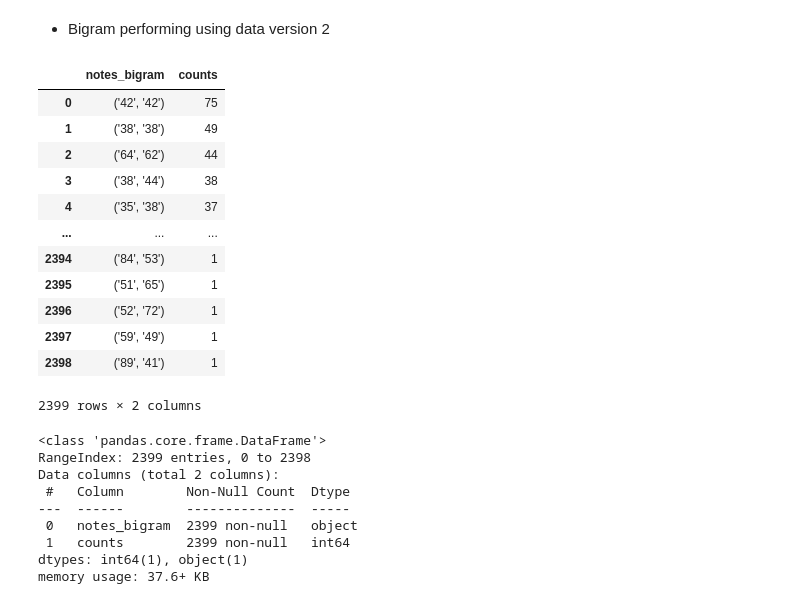
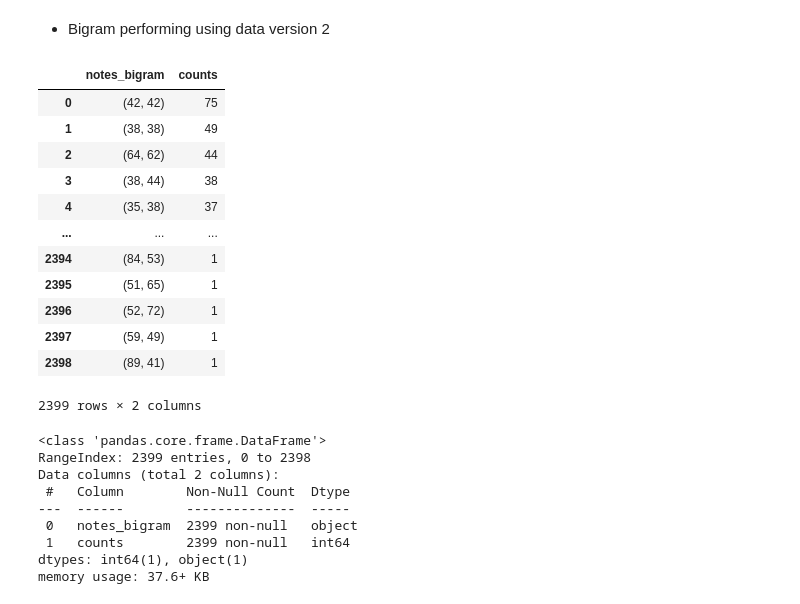
Before and after one commit to HikariJadeEmpire/NLP_TextAnalytics, a Jupyter notebook: MIDI_to_text/Midi_to_text.ipynb, the cells around one changed output. Saved outputs shown, nothing was run; the diff lists cells and outputs as text; code cells hidden in the pictures.

Commit message:
update filter
add probability columns to bigram_df and update filter code

```diff
--- a/MIDI_to_text/Midi_to_text.ipynb
+++ b/MIDI_to_text/Midi_to_text.ipynb
@@ -206,0 +209,23 @@ for grams in NGRAMS:
+# %%
+# from nltk.util import ngrams
+
+sText = ''
+for note in df['note_by_time']:
+    sText += ' '+str(note)
+
+# Create Unigram
+
+u_df = [ u for u in ngrams( sequence = nltk.word_tokenize(sText), n = 1 ) ]
+
+uni_df = { 'notes_unigram':[], 'counts':[] }
+for cnt in u_df:
+    counts = u_df.count(cnt)
+    if cnt not in uni_df['notes_unigram']:
+        uni_df['notes_unigram'].append(cnt)
+        uni_df['counts'].append(counts)
+
+uni_df = pd.DataFrame.from_dict( uni_df )
+uni_df = uni_df.sort_values( by = 'counts', ascending = False ).reset_index( drop=True )
+# uni_df['notes_unigram'] = uni_df['notes_unigram'].astype(str)
+
+uni_df
@@ -207,44 +246,35 @@ for grams in NGRAMS:
 # %% [markdown]
 - Bigram performing using data version 2
 # %%
-from collections import Counter
-# from nltk.util import ngrams
-
-sText = ''
-for names,note in zip(df['name'],df['note_by_time']):
-    sText += note
-
 # Bigram to Dataframe
 
-b_df = []
-for i in ngrams( sequence = nltk.word_tokenize(sText), n = 2 ) :
-    b_df.append(i)
+b_df = [ i for i in ngrams( sequence = nltk.word_tokenize(sText), n = 2 ) ]
 
 bigram_df = { 'notes_bigram':[], 'counts':[] }
 for cnt in b_df:
     counts = b_df.count(cnt)
     if cnt not in bigram_df['notes_bigram']:
         bigram_df['notes_bigram'].append(cnt)
         bigram_df['counts'].append(counts)
 
 bigram_df = pd.DataFrame.from_dict( bigram_df )
 bigram_df = bigram_df.sort_values( by = 'counts', ascending = False ).reset_index( drop=True )
-bigram_df['notes_bigram'] = bigram_df['notes_bigram'].astype(str)
+# bigram_df['notes_bigram'] = bigram_df['notes_bigram'].astype(str)
 
 bigram_df
 # %% [output]
 |  | notes_bigram | counts |
-| 0 | ('42', '42') | 75 |
-| 1 | ('38', '38') | 49 |
-| 2 | ('64', '62') | 44 |
-| 3 | ('38', '44') | 38 |
-| 4 | ('35', '38') | 37 |
+| 0 | (42, 42) | 75 |
+| 1 | (38, 38) | 49 |
+| 2 | (64, 62) | 44 |
+| 3 | (38, 44) | 38 |
+| 4 | (35, 38) | 37 |
 | ... | ... | ... |
-| 2394 | ('84', '53') | 1 |
-| 2395 | ('51', '65') | 1 |
-| 2396 | ('52', '72') | 1 |
-| 2397 | ('59', '49') | 1 |
-| 2398 | ('89', '41') | 1 |
+| 2394 | (84, 53) | 1 |
+| 2395 | (51, 65) | 1 |
+| 2396 | (52, 72) | 1 |
+| 2397 | (59, 49) | 1 |
+| 2398 | (89, 41) | 1 |
 2399 rows × 2 columns
 # %%
 bigram_df.info()
```
Also changed, not shown: parts of 8 cells of this notebook.
